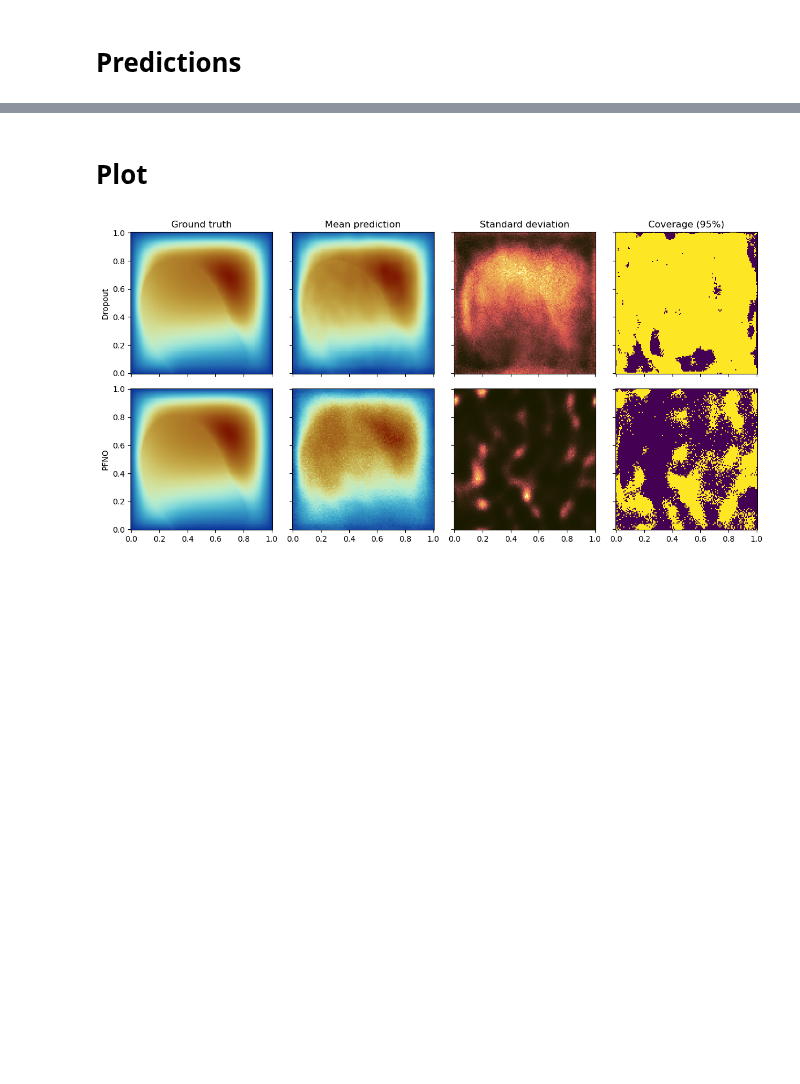
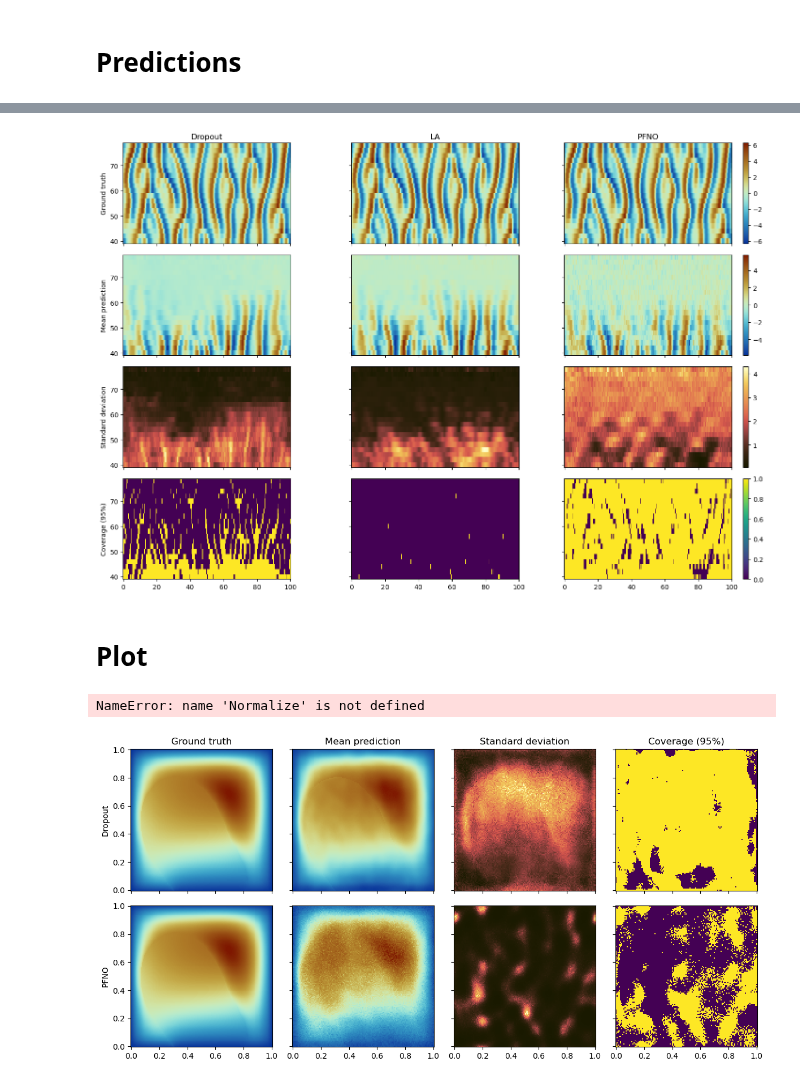
Before and after one commit to cbuelt/pfno, a Jupyter notebook: evaluation/plots/ks.ipynb, the cells around one changed output, grey strips where cells are left out. Cells and saved outputs as stored; diff of their text form; code cells hidden in the pictures; blank space fills up the shorter version.

```diff
--- a/evaluation/plots/ks.ipynb
+++ b/evaluation/plots/ks.ipynb
@@ -79,19 +80,28 @@ with torch.no_grad():
         u = u.to(device).unsqueeze(0)
         dropout_pred = generate_mcd_samples(dropout_model, a, u.shape, n_samples=n_samples)
         pfno_pred = pfno_model(a, n_samples = n_samples)
-       # la_pred = la_model.predictive_samples(a)
+        la_pred = la_model.predictive_samples(a)
 
         pred_dropout.append( dropout_pred )
         pred_pfno.append( pfno_pred )
-        #pred_la.append( la_pred )
+        pred_la.append( la_pred )
 
 
 pred_pfno = torch.cat(pred_pfno, dim = 0).cpu().numpy()
 pred_dropout = torch.cat(pred_dropout, dim = 0).cpu().numpy()
-#pred_la = torch.cat(pred_la, dim = 0).cpu().numpy()
+pred_la = torch.cat(pred_la, dim = 0).cpu().numpy()
 # %%
 # Plot function should get
 # truth, predictions of one sample, names, grid, and save_path
+# %%
+idx = 0
+
+a,u = test_data.__getitem__(samples[idx])
+a = a.unsqueeze(0).numpy()
+u = u.unsqueeze(0).numpy()
+
+preds = [pred_dropout[idx],pred_la[idx], pred_pfno[idx]]
+names = ['Dropout','LA', 'PFNO']
 # %%
 def plot_statistics(truth, preds, names, grid, save_path = None, alpha = 0.05):
     n_models = len(preds)
@@ -125,31 +149,40 @@ def plot_predictions(truth, preds, names, grid, save_path = None, alpha = 0.05):
     n_models = len(preds)
     x,y = grid
 
-    fig, axs = plt.subplots(n_models, 4, figsize = (12, 6), subplot_kw=dict(box_aspect=1),
+    fig, axs = plt.subplots(4, n_models, figsize = (15, 10), subplot_kw=dict(box_aspect=0.6),
                          sharex=True, sharey=True)
     for m, pred in enumerate(preds):
             truth = truth.squeeze()
             pred = pred.squeeze()
-            axs[m,0].pcolormesh(x,y,truth, shading = "nearest", cmap = "cmc.roma_r")
-            axs[m,1].pcolormesh(x,y,pred.mean(axis = -1), shading = "nearest", cmap = "cmc.roma_r")
-            axs[m,2].pcolormesh(x,y,pred.std(axis = -1), shading = "nearest", cmap = "cmc.lajolla")
+            im1 = axs[0,m].pcolormesh(x,y,truth, shading = "nearest", cmap = "cmc.roma_r")
+            im2 = axs[1,m].pcolormesh(x,y,pred.mean(axis = -1), shading = "nearest", cmap = "cmc.roma_r")
+            im3 = axs[2,m].pcolormesh(x,y,pred.std(axis = -1), shading = "nearest", cmap = "cmc.lajolla")
             # Calculate coverage
             q_lower = np.quantile(pred,alpha/2, axis = -1)
             q_upper = np.quantile(pred,1-alpha/2, axis = -1)
             coverage = (truth>q_lower) & (truth<q_upper)
-            axs[m,3].pcolormesh(x,y,coverage, shading = "nearest")
-            axs[m,0].set_ylabel(names[m])
+            im4 = axs[3,m].pcolormesh(x,y,coverage, shading = "nearest")
+            axs[0,m].set_title(names[m])
 
-    axs[0,0].set_title('Ground truth')
-    axs[0,1].set_title('Mean prediction')
-    axs[0,2].set_title('Standard deviation')
-    axs[0,3].set_title('Coverage (95%)')
+    fig.colorbar(im1, ax = axs[0,m])
+    fig.colorbar(im2, ax = axs[1,m])
+    fig.colorbar(im3, ax = axs[2,m])
+    fig.colorbar(im4, ax = axs[3,m])
+
+    axs[0,0].set_ylabel('Ground truth')
+    axs[1,0].set_ylabel('Mean prediction')
+    axs[2,0].set_ylabel('Standard deviation')
+    axs[3,0].set_ylabel('Coverage (95%)')
     fig.tight_layout()
 
     if save_path is not None:
         plt.savefig(save_path)
 
     plt.show()
+# %%
+plot_predictions(u, preds, names, (x,y))
+# %% [output]
+[figure, added]
 # %% [markdown]
 # Plot
 # %%
@@ -164,3 +197,7 @@ names = ['Dropout','PFNO']
+# %%
+plot_statistics(u, preds, names, (x,y))
+# %% [output]
+NameError: name 'Normalize' is not defined
 # %%
 plot_predictions(u, preds, names, (x,y))
 # %% [output]
```
Also changed, not shown: parts of 7 cells of this notebook, 6 other files.
